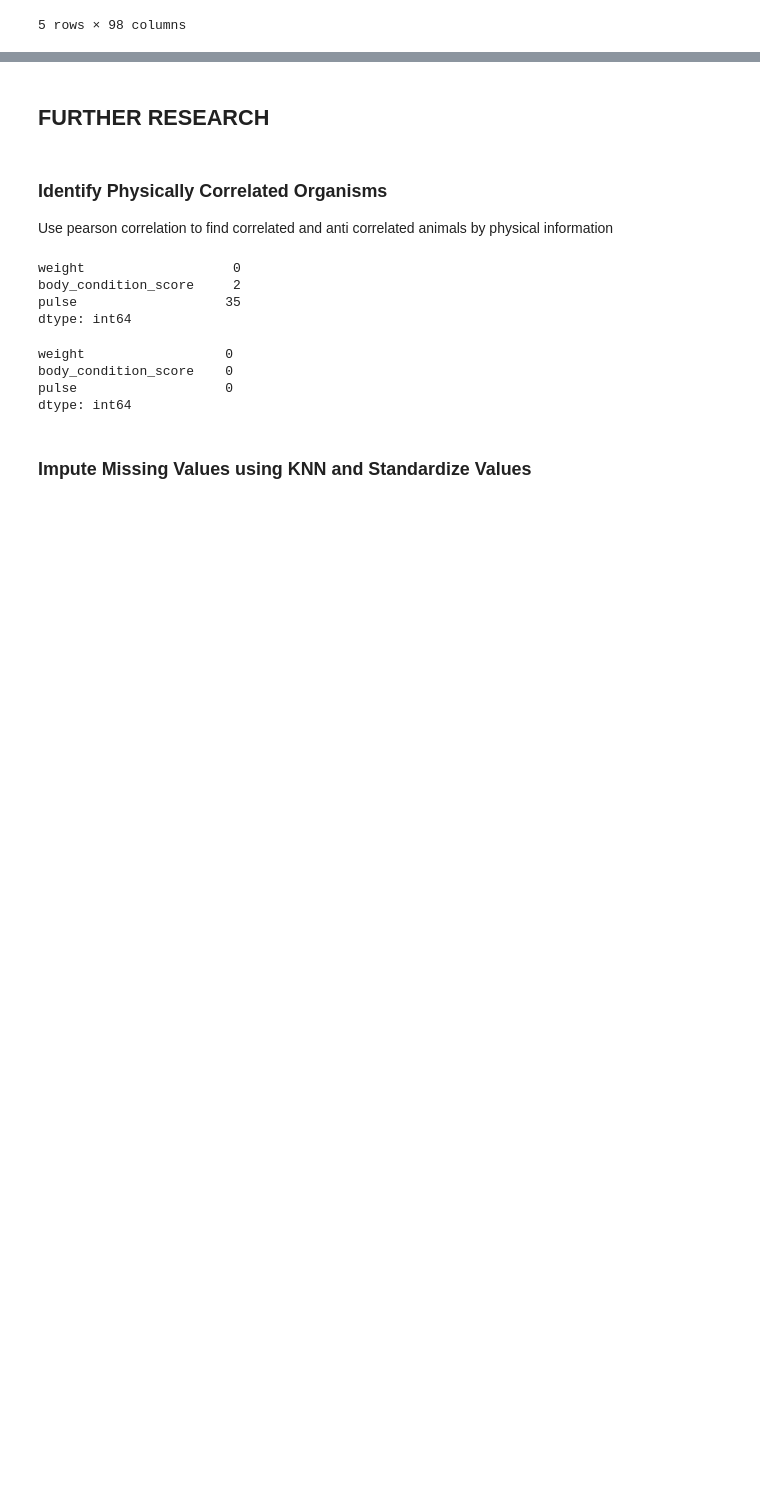
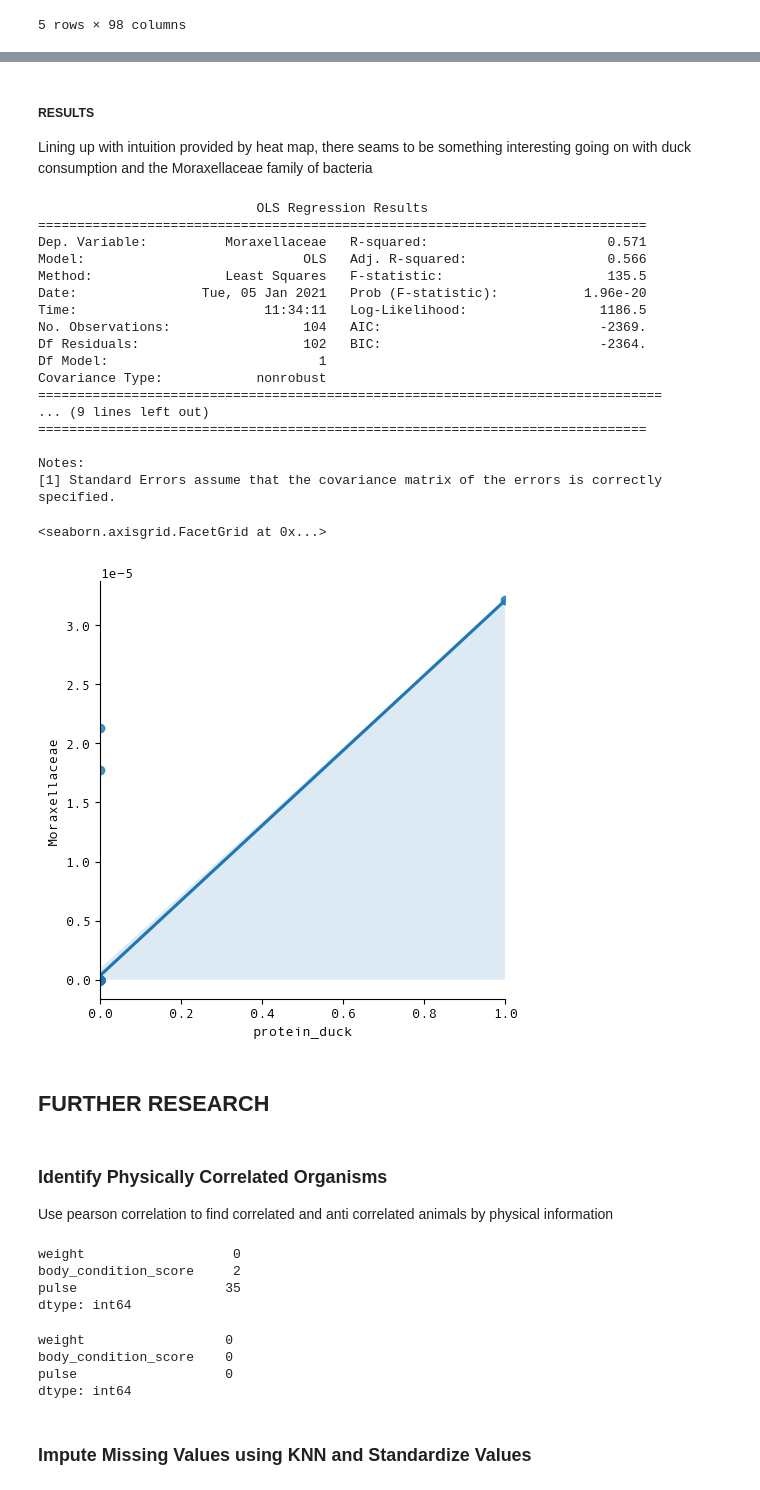
Before and after one commit to sjmignot/cosmic-zoo, a Jupyter notebook: cosmic-zoo.ipynb, the cells around one changed output, grey strips where cells are left out. Saved outputs shown, nothing was run; the diff lists cells and outputs as text; code cells hidden in the pictures; blank space fills up the shorter version.

```diff
--- a/cosmic-zoo.ipynb
+++ b/cosmic-zoo.ipynb
@@ -603,3 +785,7 @@ sns.heatmap(family_physicals_corr, vmin=-1, vmax=1)
 # %% [output]
 <matplotlib.axes._subplots.AxesSubplot at 0x...>
 [figure]
+# %%
+physical_terms = ['pulse', 'weight', 'body_condition_score']
+
+train_multivariate_linear_models_with_fdr(physical_terms, families, animal_physical_microbiome, return_results=False)
@@ -614,7 +805,9 @@ JOIN microbiome_sample ON
     daily_activity.animal_id= microbiome_sample.animal_id AND daily_activity.test_date=microbiome_sample.test_date
 """, con=con)
 # %%
-corr = daily_activity_microbiome.merge(sample_family_microbiome, on='sample_id').corr()
+daily_activity_family_microbiome = daily_activity_microbiome.merge(sample_family_microbiome, on='sample_id')
+
+corr = daily_activity_family_microbiome.corr()
 
 fig = plt.figure(figsize=(10, 16))
 family_exercise_corr = corr.loc[families, ['run', 'walk', 'sprint', 'static', 'sleep', 'drink', 'shake', 'itch', 'other']]
@@ -623,3 +816,7 @@ sns.heatmap(family_exercise_corr, vmin=-1, vmax=1)
 # %% [output]
 <matplotlib.axes._subplots.AxesSubplot at 0x...>
 [figure]
+# %%
+exercise_terms = ['run', 'walk', 'sprint', 'static', 'sleep', 'drink']
+
+train_multivariate_linear_models_with_fdr(exercise_terms, families, daily_activity_family_microbiome, return_results=False)
@@ -727,0 +912,4 @@ Notes:
+# %%
+diet_terms = ['protein_chicken', 'protein_duck', 'protein_fish', 'protein_lamb', 'protein_turkey']
+
+train_multivariate_linear_models_with_fdr(diet_terms, families, animal_diet_cat_microbiome, return_results=False)
@@ -728,3 +934,33 @@ Notes:
+# %% [markdown]
+##### RESULTS
+
+Lining up with intuition provided by heat map, there seams to be something interesting going on with duck consumption and the Moraxellaceae family of bacteria
+# %%
+mod = smf.ols(formula=f"Moraxellaceae ~ protein_duck", data=animal_diet_cat_microbiome)
+result = mod.fit()
+print(result.summary())
+
+sns.regression.lmplot(x='protein_duck', y='Moraxellaceae', data=animal_diet_cat_microbiome)
+# %% [output]
+                            OLS Regression Results
+==============================================================================
+Dep. Variable:          Moraxellaceae   R-squared:                       0.571
+Model:                            OLS   Adj. R-squared:                  0.566
+Method:                 Least Squares   F-statistic:                     135.5
+Date:                Tue, 05 Jan 2021   Prob (F-statistic):           1.96e-20
+Time:                        11:34:11   Log-Likelihood:                 1186.5
+No. Observations:                 104   AIC:                            -2369.
+Df Residuals:                     102   BIC:                            -2364.
+Df Model:                           1
+Covariance Type:            nonrobust
+================================================================================
+... (9 lines left out)
+==============================================================================
+
+Notes:
+[1] Standard Errors assume that the covariance matrix of the errors is correctly specified.
+<seaborn.axisgrid.FacetGrid at 0x...>
+[figure, added]
 # %% [markdown]
 ## FURTHER RESEARCH
 # %% [markdown]
```
Also changed, not shown: parts of 39 cells of this notebook.
